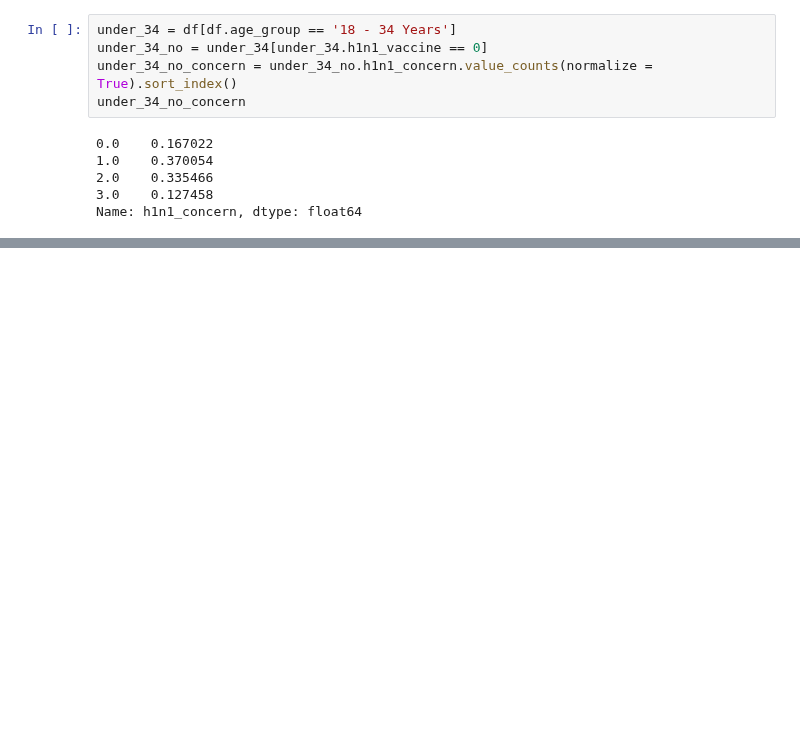
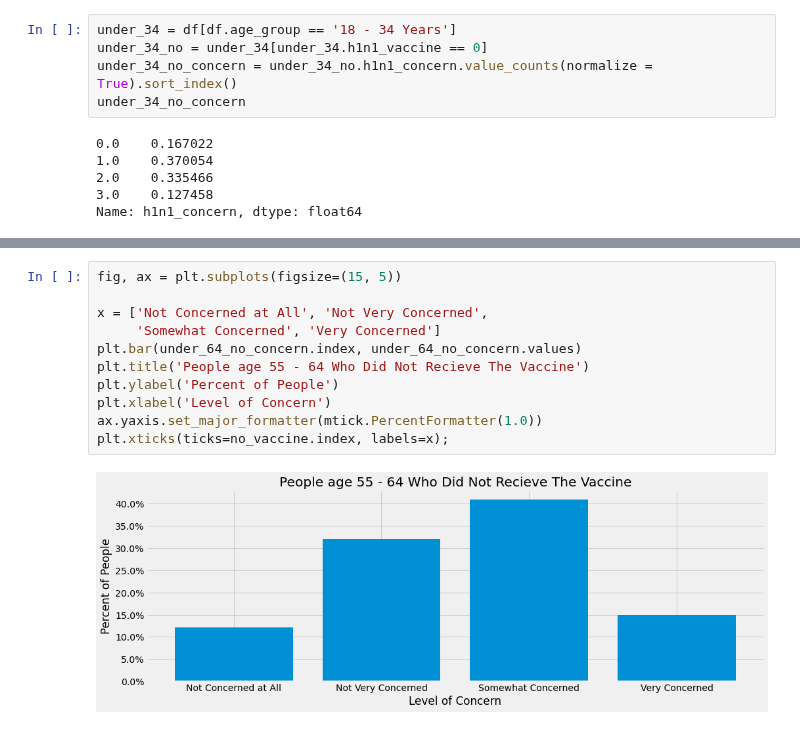
Before and after one commit to mankah/Capstone, a Jupyter notebook: Capstone.ipynb, the cells around one changed output, grey strips where cells are left out. Cells and saved outputs as stored; diff of their text form; blank space fills up the shorter version.

```diff
--- a/Capstone.ipynb
+++ b/Capstone.ipynb
@@ -653,0 +669,13 @@ plt.xticks(ticks=no_vaccine.index, labels=x);
+# %%
+fig, ax = plt.subplots(figsize=(15, 5))
+
+x = ['Not Concerned at All', 'Not Very Concerned',
+     'Somewhat Concerned', 'Very Concerned']
+plt.bar(under_64_no_concern.index, under_64_no_concern.values)
+plt.title('People age 55 - 64 Who Did Not Recieve The Vaccine')
+plt.ylabel('Percent of People')
+plt.xlabel('Level of Concern')
+ax.yaxis.set_major_formatter(mtick.PercentFormatter(1.0))
+plt.xticks(ticks=no_vaccine.index, labels=x);
+# %% [output]
+[figure, added]
```
Also changed, not shown: parts of 54 cells of this notebook.
